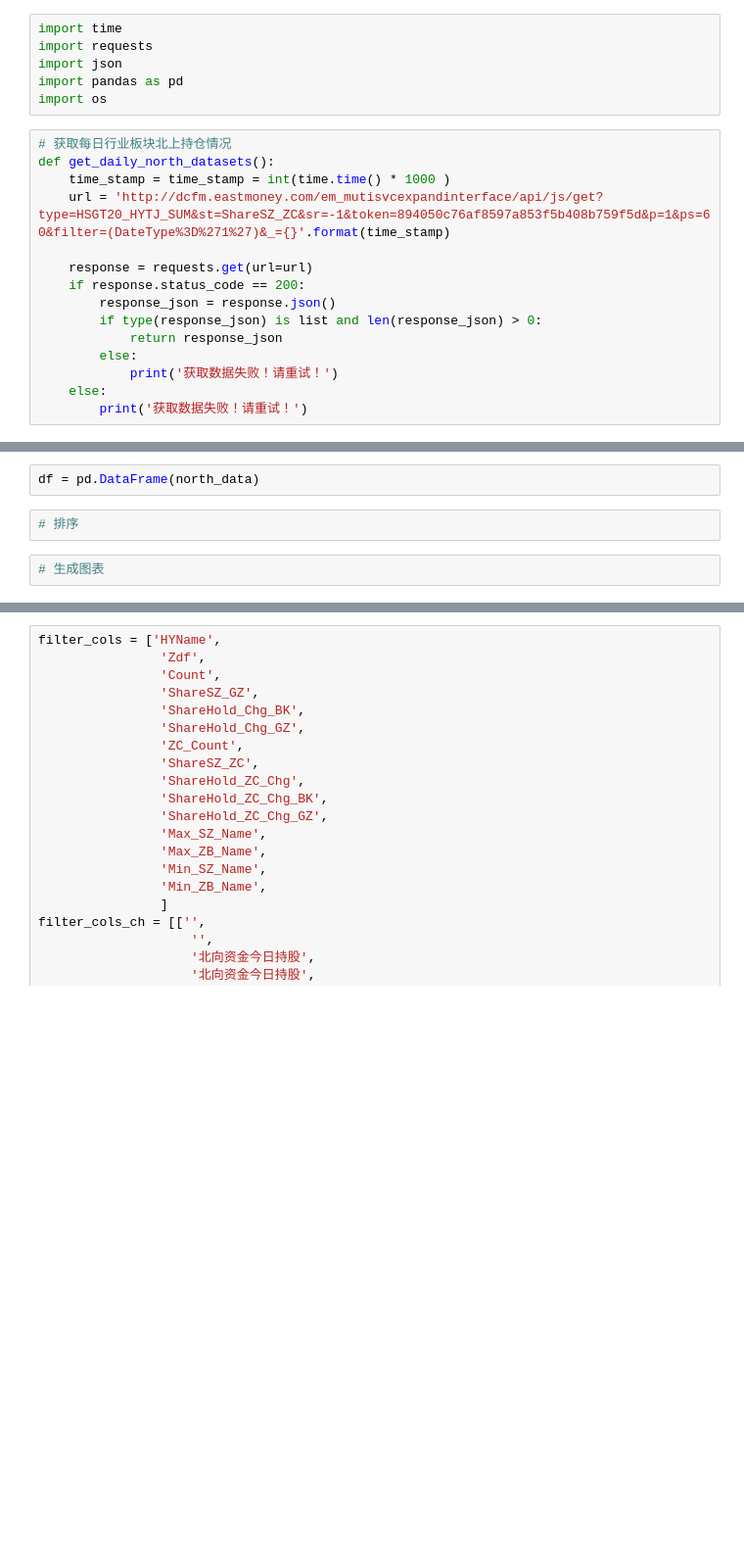
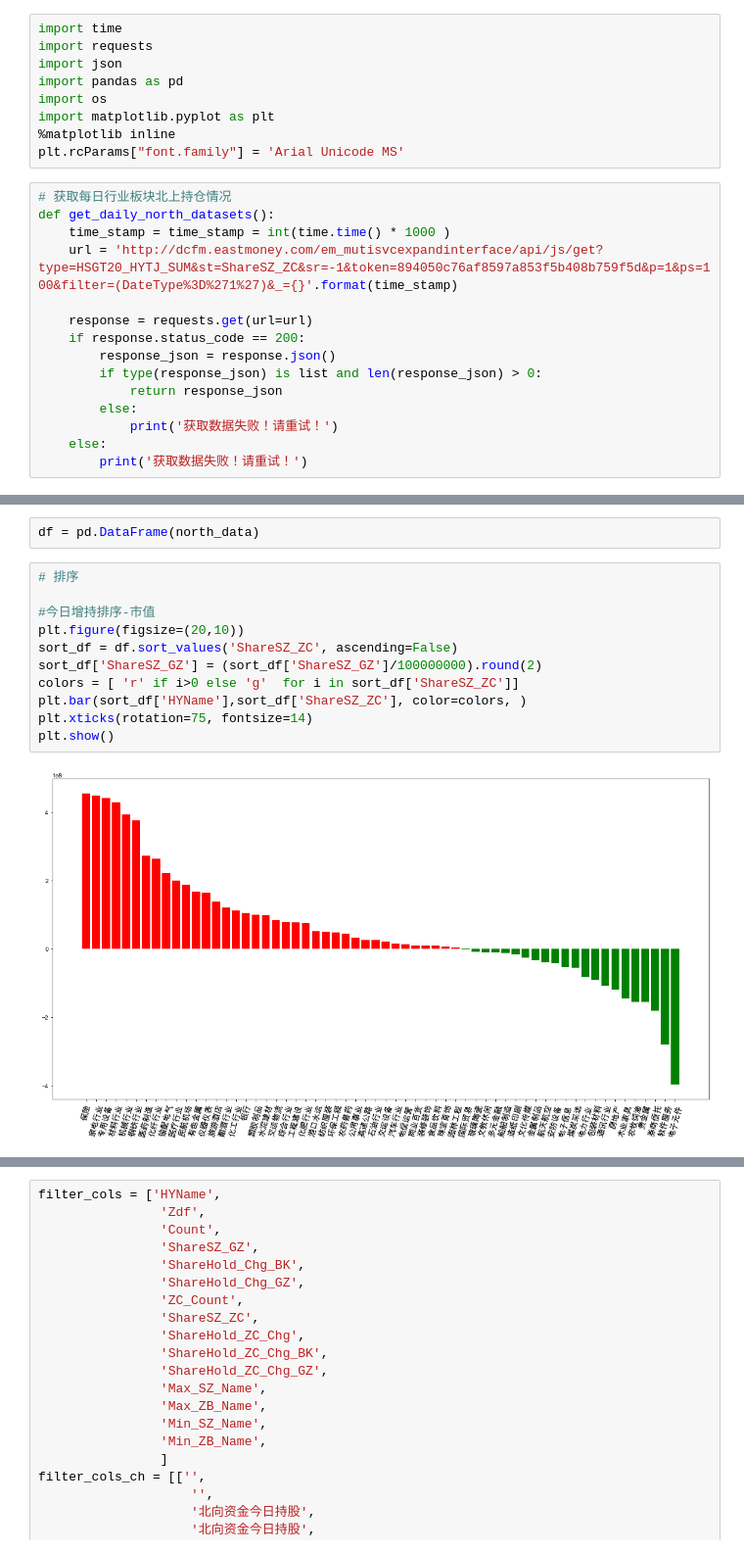
Before and after one commit to lllhhh/NorthSniper, a Jupyter notebook: north_daily.ipynb, the cells around one changed output, grey strips where cells are left out. Shown at 98% size. Saved outputs shown, nothing was run; the diff lists cells and outputs as text; blank space fills up the shorter version.

```diff
--- a/north_daily.ipynb
+++ b/north_daily.ipynb
@@ -6,11 +6,14 @@ import requests
 import json
 import pandas as pd
 import os
+import matplotlib.pyplot as plt
+%matplotlib inline
+plt.rcParams["font.family"] = 'Arial Unicode MS'
 # %%
 # 获取每日行业板块北上持仓情况
 def get_daily_north_datasets():
     time_stamp = time_stamp = int(time.time() * 1000 )
-    url = 'http://dcfm.eastmoney.com/em_mutisvcexpandinterface/api/js/get?type=HSGT20_HYTJ_SUM&st=ShareSZ_ZC&sr=-1&token=894050c76af8597a853f5b408b759f5d&p=1&ps=60&filter=(DateType%3D%271%27)&_={}'.format(time_stamp)
+    url = 'http://dcfm.eastmoney.com/em_mutisvcexpandinterface/api/js/get?type=HSGT20_HYTJ_SUM&st=ShareSZ_ZC&sr=-1&token=894050c76af8597a853f5b408b759f5d&p=1&ps=100&filter=(DateType%3D%271%27)&_={}'.format(time_stamp)
 
     response = requests.get(url=url)
     if response.status_code == 200:
@@ -25,10 +28,19 @@ def get_daily_north_datasets():
 north_data = get_daily_north_datasets()
 # %%
 df = pd.DataFrame(north_data)
-# %%
-# 排序
-# %%
-# 生成图表
+# %%
+# 排序
+
+#今日增持排序-市值
+plt.figure(figsize=(20,10))
+sort_df = df.sort_values('ShareSZ_ZC', ascending=False)
+sort_df['ShareSZ_GZ'] = (sort_df['ShareSZ_GZ']/100000000).round(2)
+colors = [ 'r' if i>0 else 'g'  for i in sort_df['ShareSZ_ZC']]
+plt.bar(sort_df['HYName'],sort_df['ShareSZ_ZC'], color=colors, )
+plt.xticks(rotation=75, fontsize=14)
+plt.show()
+# %% [output]
+[figure, added]
 # %%
 # 处理数据
 #今日持股
```
Also changed, not shown: parts of 2 cells of this notebook.
